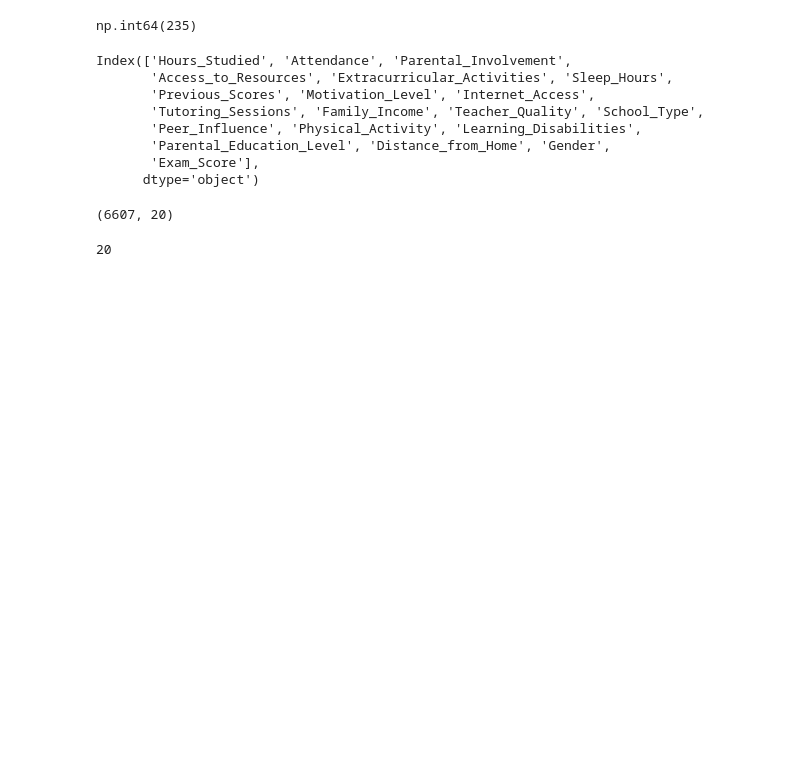
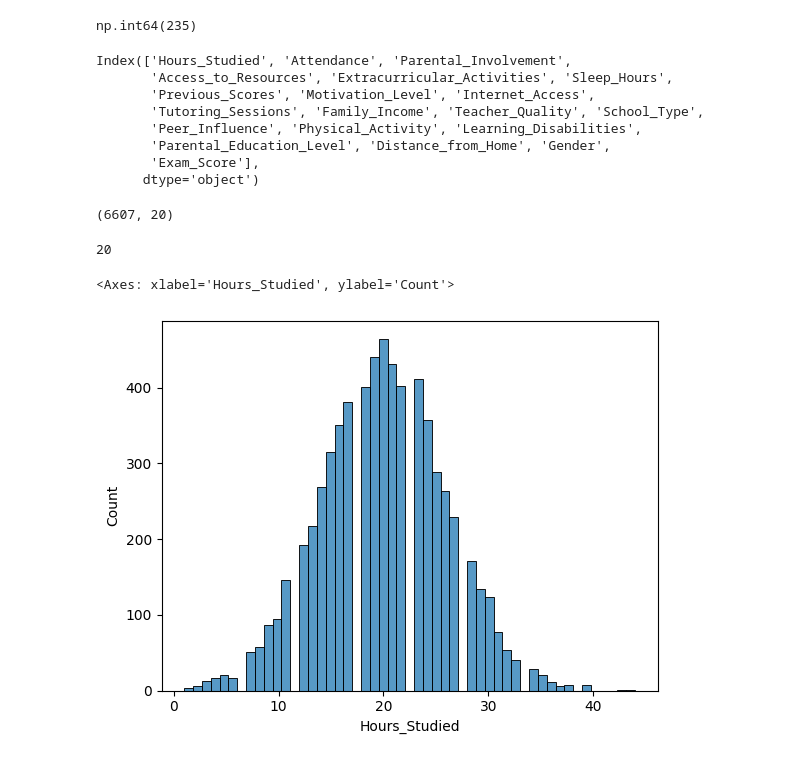
Before and after one commit to ishan-nag/Student-Performance, a Jupyter notebook: analysis.ipynb, the cells around one changed output. Cells and saved outputs as stored; diff of their text form; code cells hidden in the pictures; blank space fills up the shorter version.

```diff
--- a/analysis.ipynb
+++ b/analysis.ipynb
@@ -95,3 +86,8 @@ df.shape
 len(df.columns)
 # %% [output]
 20
+# %%
+sns.histplot(df['Hours_Studied'])
+# %% [output]
+<Axes: xlabel='Hours_Studied', ylabel='Count'>
+[figure, added]
```
Also changed, not shown: parts of 76 cells of this notebook, 5 other files.
